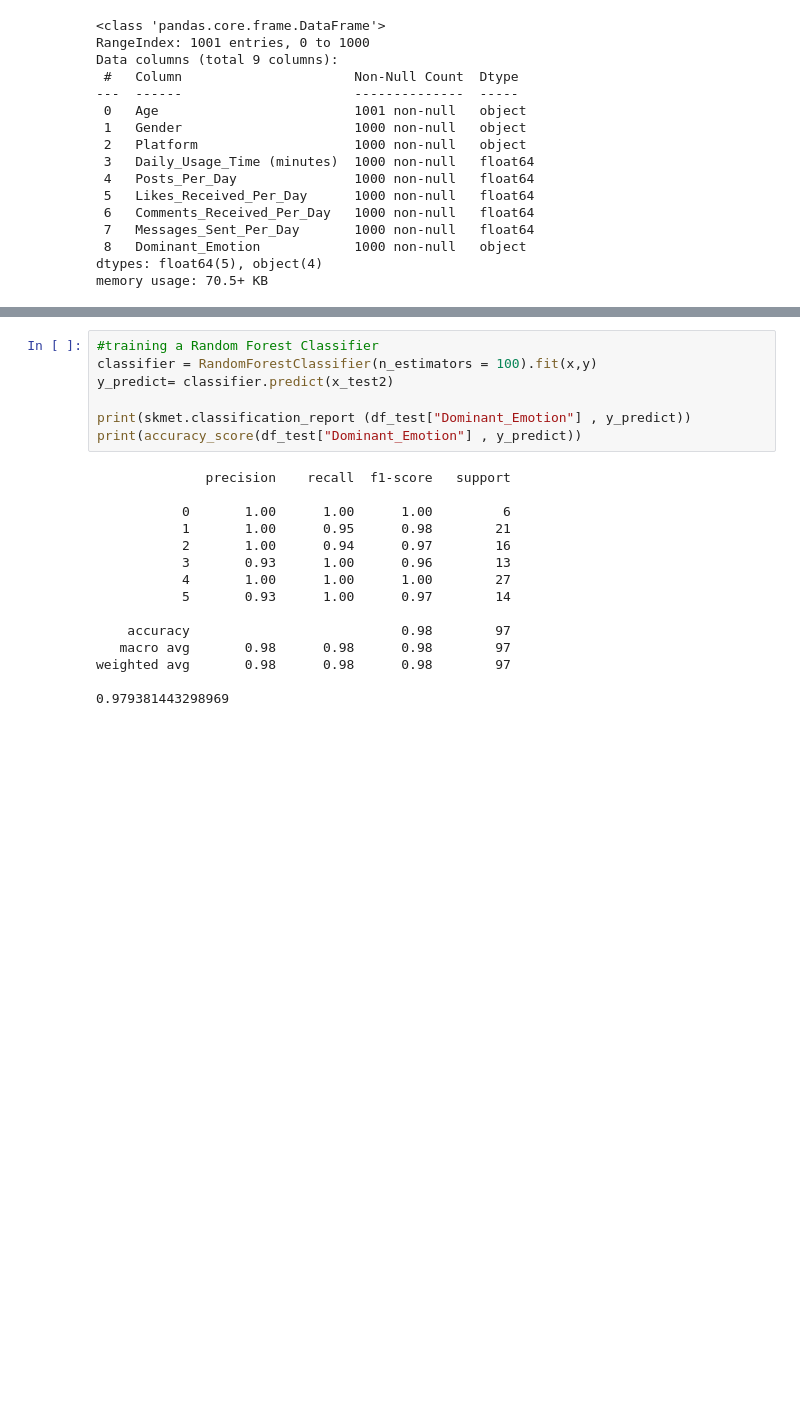
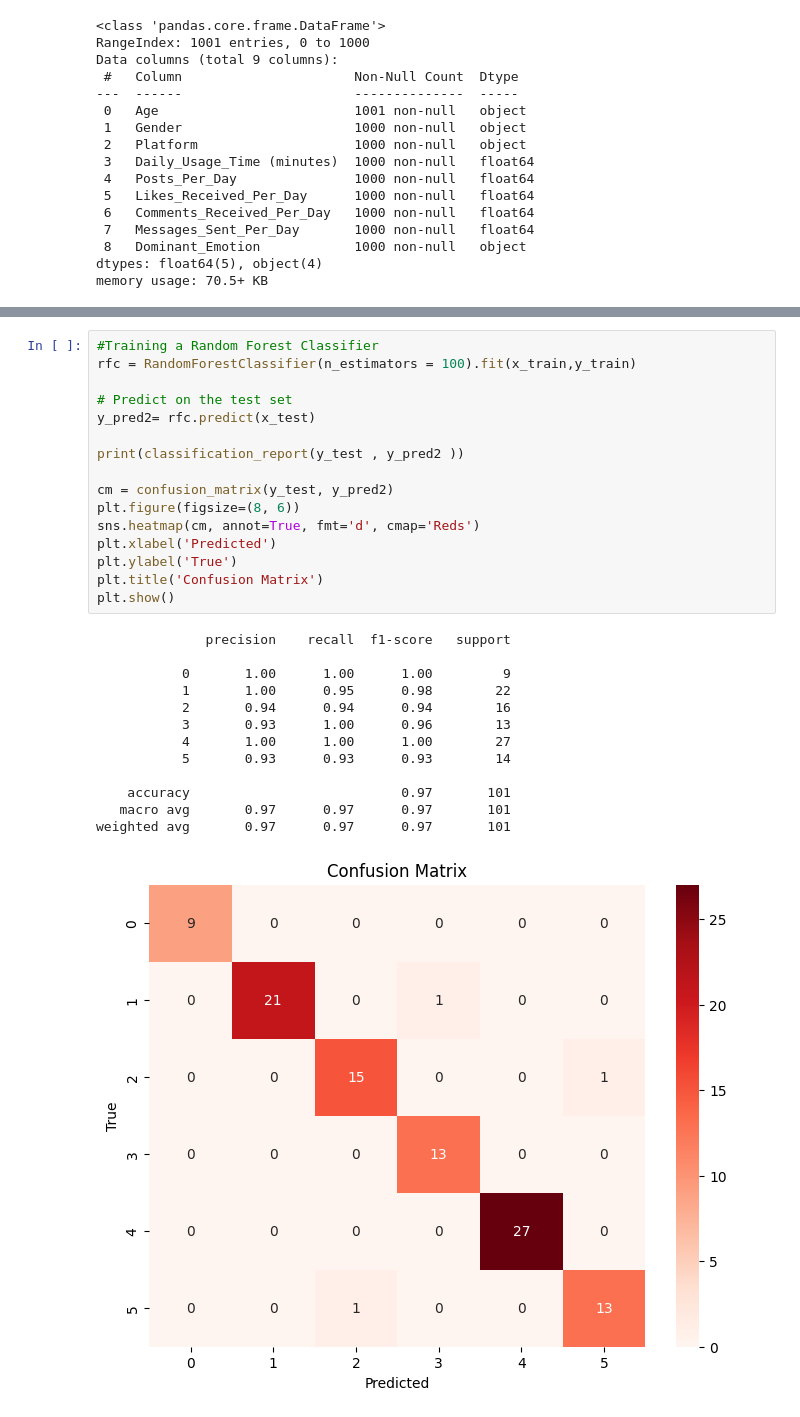
Before and after one commit to serieh/emotion-engine, a Jupyter notebook: model.ipynb, the cells around one changed output, grey strips where cells are left out. Cells and saved outputs as stored; diff of their text form; blank space fills up the shorter version.

```diff
--- a/model.ipynb
+++ b/model.ipynb
@@ -303,23 +448,31 @@ weighted avg       0.94      0.94      0.94        97
 # %%
-#training a Random Forest Classifier
-classifier = RandomForestClassifier(n_estimators = 100).fit(x,y)
-y_predict= classifier.predict(x_test2)
+#Training a Random Forest Classifier
+rfc = RandomForestClassifier(n_estimators = 100).fit(x_train,y_train)
 
-print(skmet.classification_report (df_test["Dominant_Emotion"] , y_predict))
-print(accuracy_score(df_test["Dominant_Emotion"] , y_predict))
+# Predict on the test set
+y_pred2= rfc.predict(x_test)
+
+print(classification_report(y_test , y_pred2 ))
+
+cm = confusion_matrix(y_test, y_pred2)
+plt.figure(figsize=(8, 6))
+sns.heatmap(cm, annot=True, fmt='d', cmap='Reds')
+plt.xlabel('Predicted')
+plt.ylabel('True')
+plt.title('Confusion Matrix')
+plt.show()
 # %% [output]
               precision    recall  f1-score   support
 
-           0       1.00      1.00      1.00         6
-           1       1.00      0.95      0.98        21
-           2       1.00      0.94      0.97        16
+           0       1.00      1.00      1.00         9
+           1       1.00      0.95      0.98        22
+           2       0.94      0.94      0.94        16
            3       0.93      1.00      0.96        13
            4       1.00      1.00      1.00        27
-           5       0.93      1.00      0.97        14
+           5       0.93      0.93      0.93        14
 
-    accuracy                           0.98        97
-   macro avg       0.98      0.98      0.98        97
-weighted avg       0.98      0.98      0.98        97
-
-0.979381443298969
+    accuracy                           0.97       101
+   macro avg       0.97      0.97      0.97       101
+weighted avg       0.97      0.97      0.97       101
+[figure, added]
 # %%
```
Also changed, not shown: parts of 36 cells of this notebook, 1 other file.
